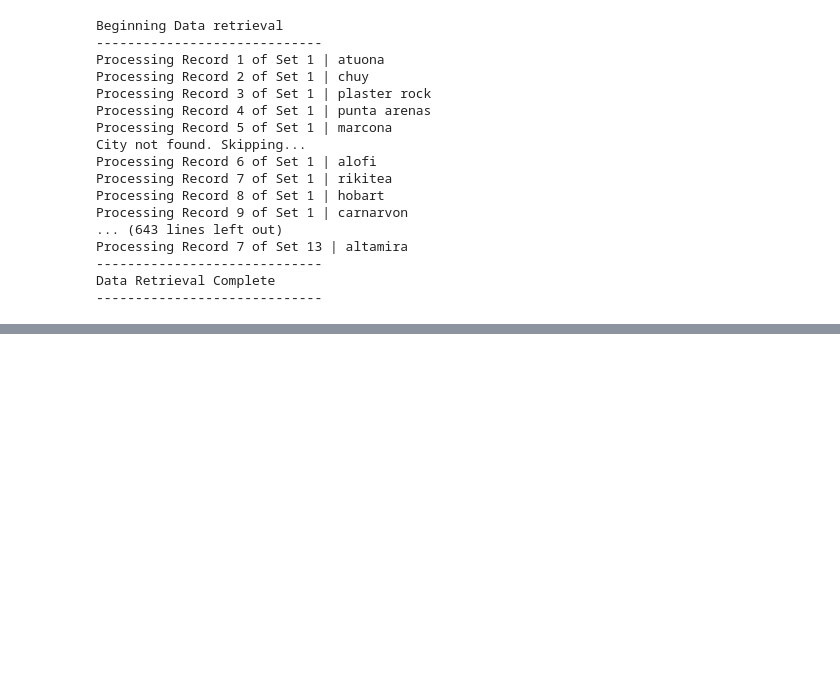
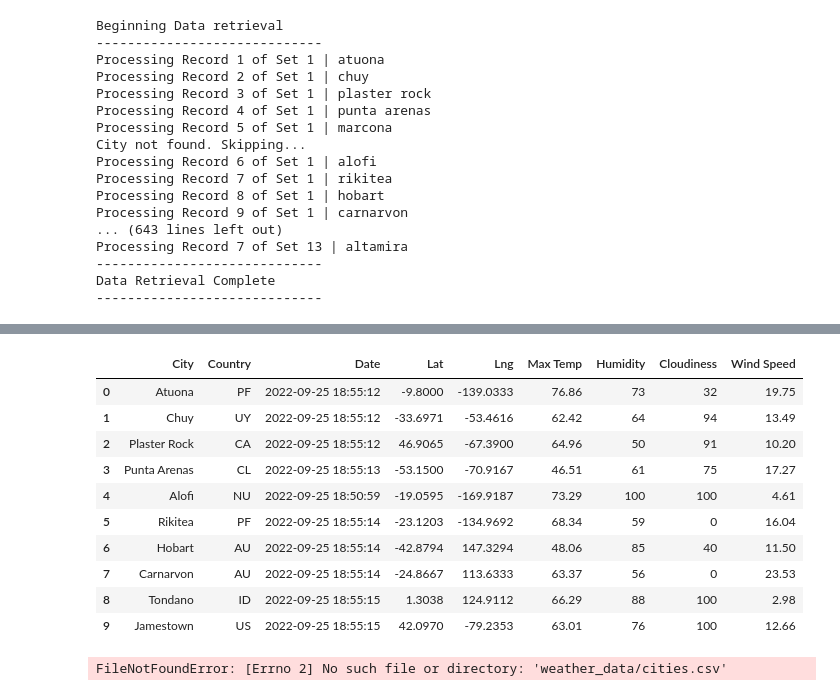
Before and after one commit to ldvermunt/World_Weather_Analysis, a Jupyter notebook: Weather_Py.ipynb, the cells around one changed output, grey strips where cells are left out. Drawn from its saved outputs; the diff is of its cells as text; code cells hidden in the pictures; blank space fills up the shorter version.

Commit message:
commit WeatherPy

```diff
--- a/Weather_Py.ipynb
+++ b/Weather_Py.ipynb
@@ -127,0 +145,24 @@ AttributeError: 'builtin_function_or_method' object has no attribute 'city'
+# %%
+#Change the order of the DF columns
+new_column_order= ['City', 'Country', 'Date', 'Lat', 'Lng', 'Max Temp', 'Humidity', 'Cloudiness', 'Wind Speed']
+city_data_df=city_data_df[new_column_order]
+city_data_df.head(10)
+# %% [output]
+|  | City | Country | Date | Lat | Lng | Max Temp | Humidity | Cloudiness | Wind Speed |
+| 0 | Atuona | PF | 2022-09-25 18:55:12 | -9.8000 | -139.0333 | 76.86 | 73 | 32 | 19.75 |
+| 1 | Chuy | UY | 2022-09-25 18:55:12 | -33.6971 | -53.4616 | 62.42 | 64 | 94 | 13.49 |
+| 2 | Plaster Rock | CA | 2022-09-25 18:55:12 | 46.9065 | -67.3900 | 64.96 | 50 | 91 | 10.20 |
+| 3 | Punta Arenas | CL | 2022-09-25 18:55:13 | -53.1500 | -70.9167 | 46.51 | 61 | 75 | 17.27 |
+| 4 | Alofi | NU | 2022-09-25 18:50:59 | -19.0595 | -169.9187 | 73.29 | 100 | 100 | 4.61 |
+| 5 | Rikitea | PF | 2022-09-25 18:55:14 | -23.1203 | -134.9692 | 68.34 | 59 | 0 | 16.04 |
+| 6 | Hobart | AU | 2022-09-25 18:55:14 | -42.8794 | 147.3294 | 48.06 | 85 | 40 | 11.50 |
+| 7 | Carnarvon | AU | 2022-09-25 18:55:14 | -24.8667 | 113.6333 | 63.37 | 56 | 0 | 23.53 |
+| 8 | Tondano | ID | 2022-09-25 18:55:15 | 1.3038 | 124.9112 | 66.29 | 88 | 100 | 2.98 |
+| 9 | Jamestown | US | 2022-09-25 18:55:15 | 42.0970 | -79.2353 | 63.01 | 76 | 100 | 12.66 |
+# %%
+#Create an output file for a csv
+output_data_file = "weather_data/cities.csv"
+#Export the Data Frame to the csv file
+city_data_df.to_csv(output_data_file, index_label="City_ID")
+# %% [output]
+FileNotFoundError: [Errno 2] No such file or directory: 'weather_data/cities.csv'
```
Also changed, not shown: parts of 3 cells of this notebook.
